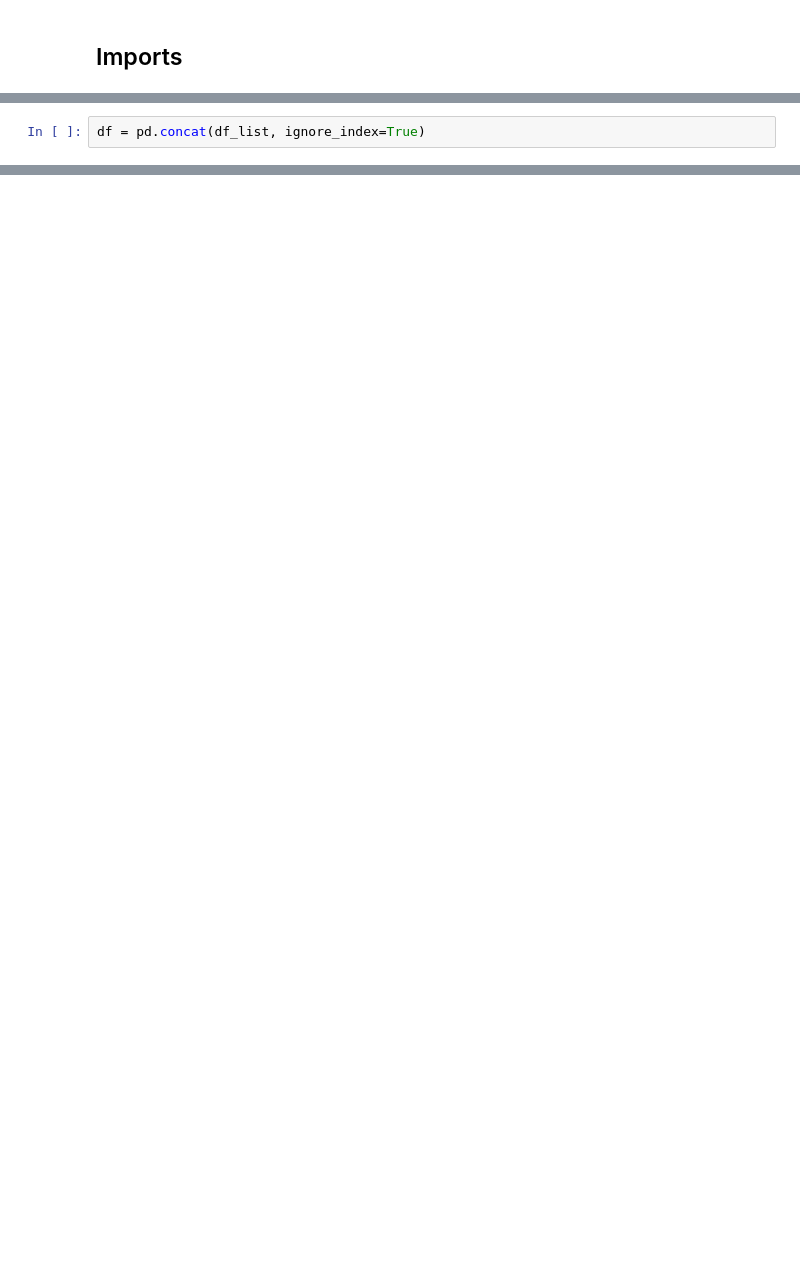
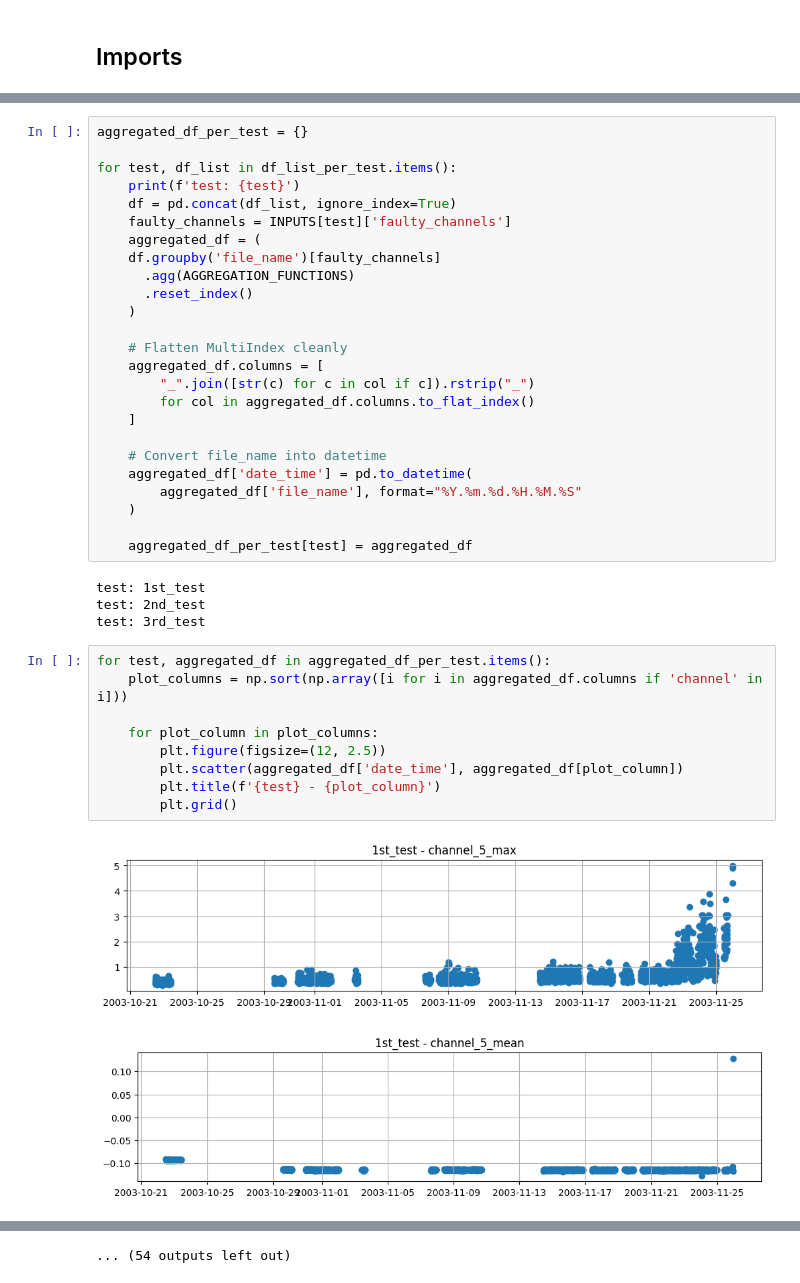
Before and after one commit to idloea/nasa-bearings, a Jupyter notebook: notebooks/time_series_analysis.ipynb, the cells around one changed output, grey strips where cells are left out. Drawn from its saved outputs; the diff is of its cells as text; blank space fills up the shorter version.

Commit message:
Clean up the notebook

```diff
--- a/notebooks/time_series_analysis.ipynb
+++ b/notebooks/time_series_analysis.ipynb
@@ -55,2 +125,41 @@ for channel in COLUMN_NAMES:
+# %%
+aggregated_df_per_test = {}
+
+for test, df_list in df_list_per_test.items():
+    print(f'test: {test}')
+    df = pd.concat(df_list, ignore_index=True)
+    faulty_channels = INPUTS[test]['faulty_channels']
+    aggregated_df = (
+    df.groupby('file_name')[faulty_channels]
+      .agg(AGGREGATION_FUNCTIONS)
+      .reset_index()
+    )
+
+    # Flatten MultiIndex cleanly
+    aggregated_df.columns = [
+        "_".join([str(c) for c in col if c]).rstrip("_")
+        for col in aggregated_df.columns.to_flat_index()
+    ]
+
+    # Convert file_name into datetime
+    aggregated_df['date_time'] = pd.to_datetime(
+        aggregated_df['file_name'], format="%Y.%m.%d.%H.%M.%S"
+    )
+
+    aggregated_df_per_test[test] = aggregated_df
+# %% [output]
+test: 1st_test
+test: 2nd_test
+test: 3rd_test
 # %%
-df = pd.concat(df_list, ignore_index=True)
+for test, aggregated_df in aggregated_df_per_test.items():
+    plot_columns = np.sort(np.array([i for i in aggregated_df.columns if 'channel' in i]))
+
+    for plot_column in plot_columns:
+        plt.figure(figsize=(12, 2.5))
+        plt.scatter(aggregated_df['date_time'], aggregated_df[plot_column])
+        plt.title(f'{test} - {plot_column}')
+        plt.grid()
+# %% [output]
+[figure, added]
+[figure, added]
@@ -56,0 +176 @@ df = pd.concat(df_list, ignore_index=True)
+... (54 outputs left out)
```
Also changed, not shown: parts of 19 cells of this notebook.
